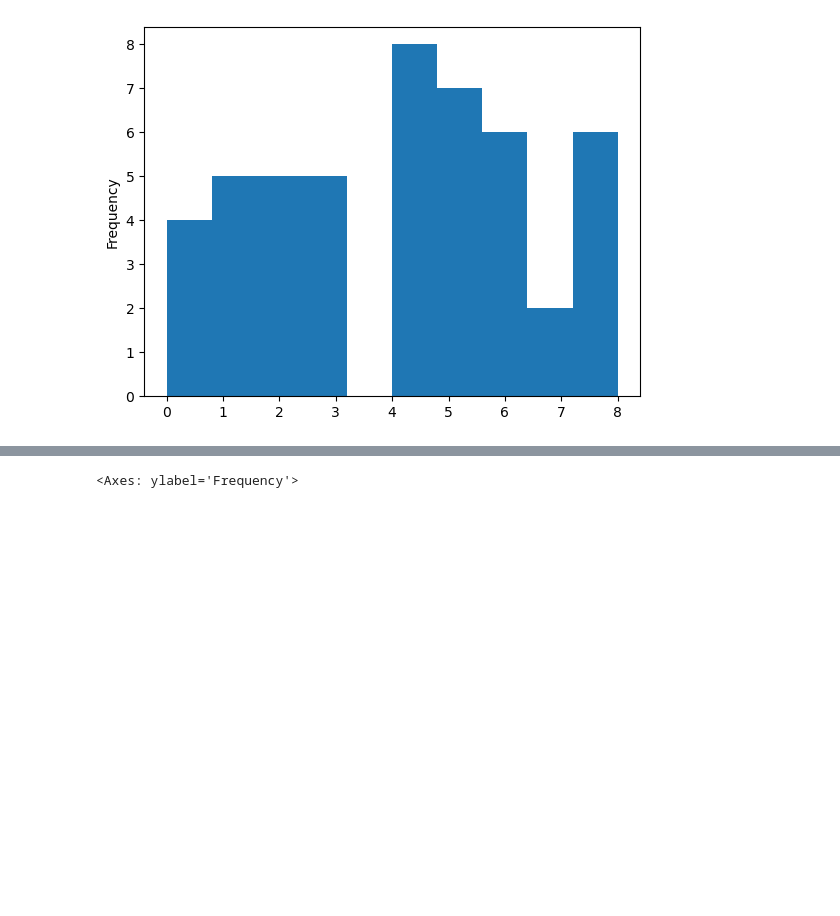
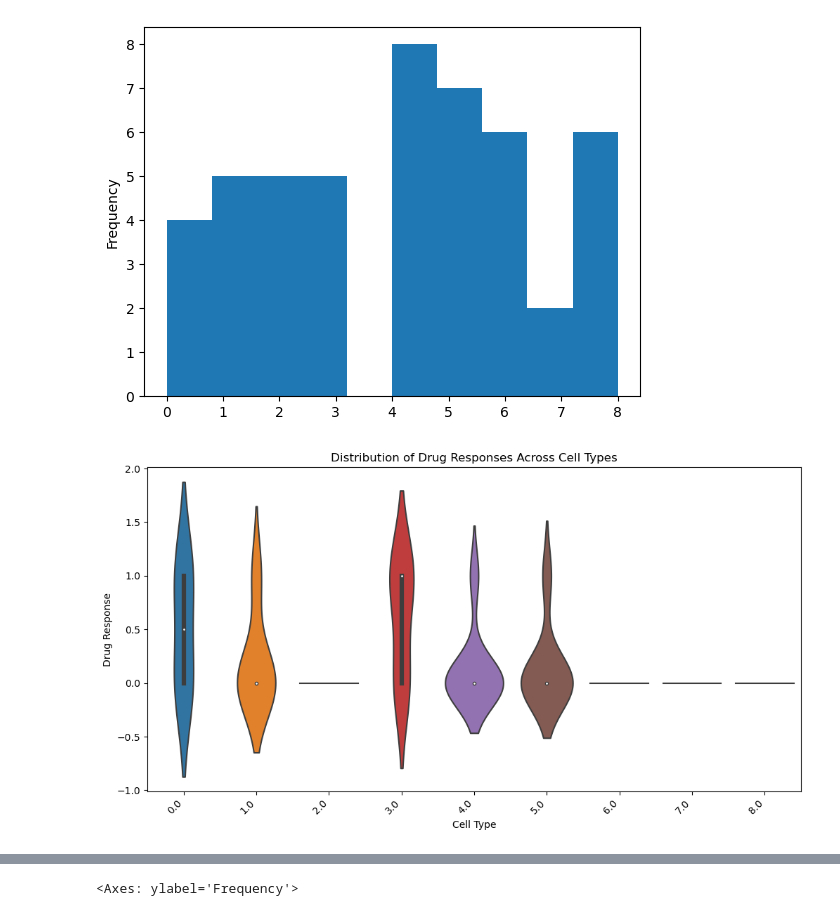
Before and after one commit to gsparsh220598/lantern-pharma-hackathon, a Jupyter notebook: analysis_fulvestrant.ipynb, the cells around one changed output, grey strips where cells are left out. Drawn from its saved outputs; the diff is of its cells as text; code cells hidden in the pictures; blank space fills up the shorter version.

```diff
--- a/analysis_fulvestrant.ipynb
+++ b/analysis_fulvestrant.ipynb
@@ -89,3 +91,13 @@ df.type.plot(kind='hist')
 # %% [output]
 <Axes: ylabel='Frequency'>
 [figure]
+# %%
+plt.figure(figsize=(12, 6))
+sns.violinplot(x='type', y='Fulvestrant_response', data=df)
+plt.title('Distribution of Drug Responses Across Cell Types')
+plt.xlabel('Cell Type')
+plt.ylabel('Drug Response')
+plt.xticks(rotation=45, ha='right')
+plt.show()
+# %% [output]
+[figure, added]
```
Also changed, not shown: parts of 6 cells of this notebook.
